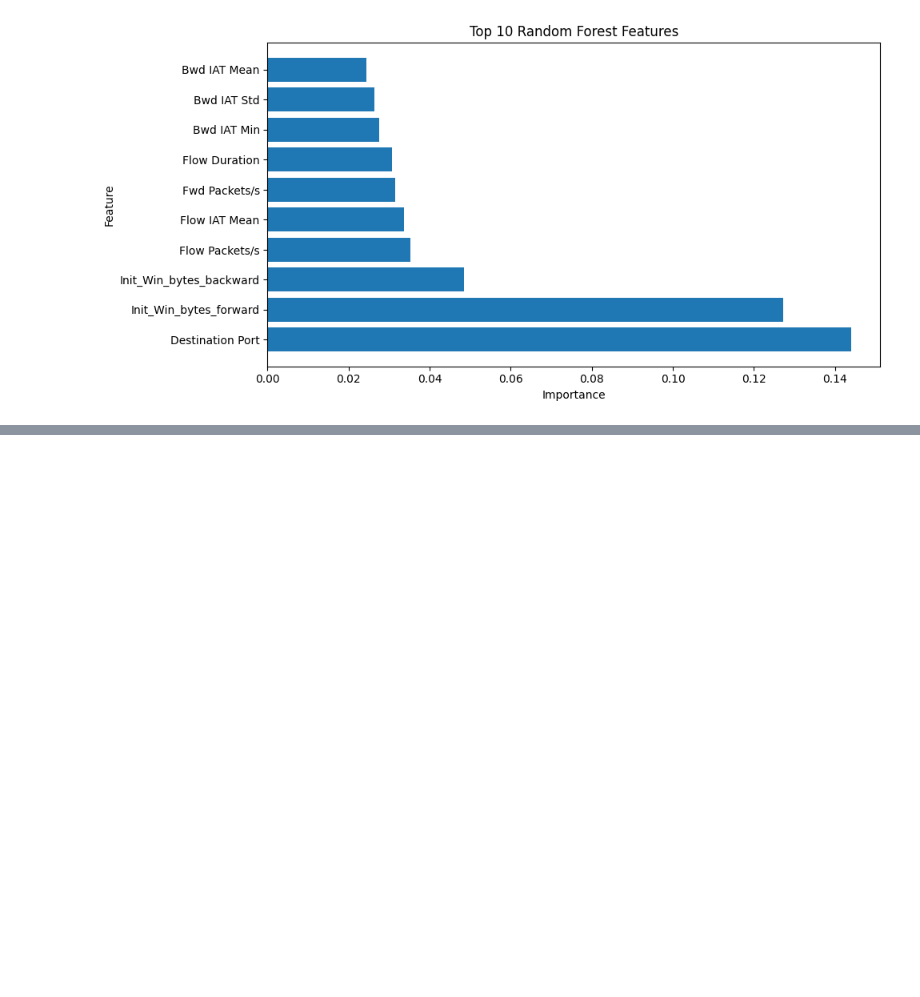
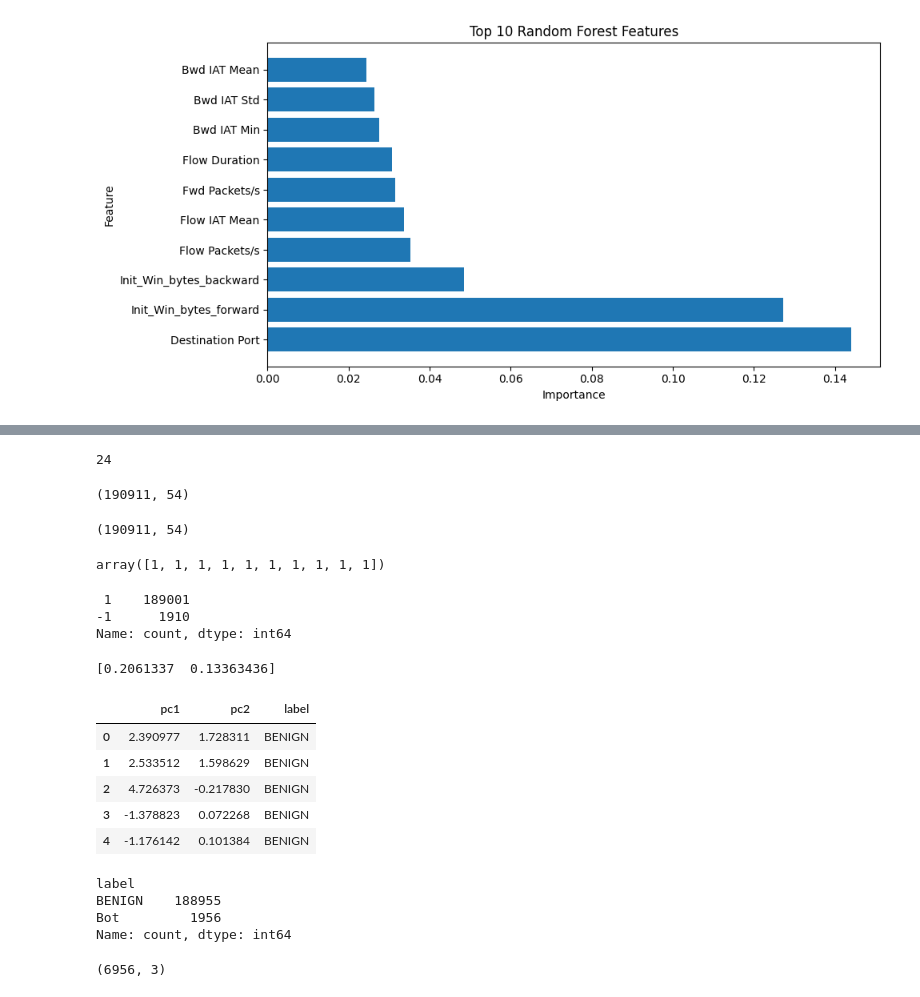
Before and after one commit to AdyashaNayak16/Intelligent-NIDS, a Jupyter notebook: data/cicids2017_analysis.ipynb, the cells around one changed output, grey strips where cells are left out. Saved outputs shown, nothing was run; the diff lists cells and outputs as text; code cells hidden in the pictures; blank space fills up the shorter version.

```diff
--- a/data/cicids2017_analysis.ipynb
+++ b/data/cicids2017_analysis.ipynb
@@ -263,0 +318,74 @@ plt.show()
+# %%
+to_drop=set()
+for f1,f2,corr in high_corr_pairs:
+    to_drop.add(f2)
+print(len(to_drop))
+# %% [output]
+24
+# %%
+x_reduced=x_clean.drop(columns=list(to_drop))
+x_reduced.shape
+# %% [output]
+(190911, 54)
+# %%
+sc_reduced=StandardScaler()
+x_reduced_scaled=sc_reduced.fit_transform(x_reduced)
+x_reduced_scaled.shape
+# %% [output]
+(190911, 54)
+# %%
+iso_forest=IsolationForest(contamination=0.01,random_state=42)
+pred_reduced=iso_forest.fit_predict(x_reduced_scaled)
+pred_reduced[:10]
+# %% [output]
+array([1, 1, 1, 1, 1, 1, 1, 1, 1, 1])
+# %%
+pd.Series(pred_reduced).value_counts()
+# %% [output]
+ 1    189001
+-1      1910
+Name: count, dtype: int64
+# %%
+from sklearn.decomposition import  PCA
+pca=PCA(n_components=2,random_state=42)
+x_pca=pca.fit_transform(x_reduced_scaled)
+print(pca.explained_variance_ratio_)
+# %% [output]
+[0.2061337  0.13363436]
+# %%
+pca_df=pd.DataFrame({
+    "pc1":x_pca[:,0],
+    "pc2":x_pca[:,1],
+    "label":y_clean.values
+})
+pca_df.head()
+# %% [output]
+|  | pc1 | pc2 | label |
+| 0 | 2.390977 | 1.728311 | BENIGN |
+| 1 | 2.533512 | 1.598629 | BENIGN |
+| 2 | 4.726373 | -0.217830 | BENIGN |
+| 3 | -1.378823 | 0.072268 | BENIGN |
+| 4 | -1.176142 | 0.101384 | BENIGN |
+# %%
+pca_df["label"].value_counts()
+# %% [output]
+label
+BENIGN    188955
+Bot         1956
+Name: count, dtype: int64
+# %%
+benign_sample = pca_df[pca_df["label"] == "BENIGN"].sample(
+    n=5000,
+    random_state=42
+)
+
+bot_sample = pca_df[pca_df["label"] == "Bot"]
+
+plot_df = pd.concat(
+    [benign_sample, bot_sample],
+    axis=0
+)
+
+plot_df.shape
+# %% [output]
+(6956, 3)
```
Also changed, not shown: parts of 50 cells of this notebook, 6 other files.
